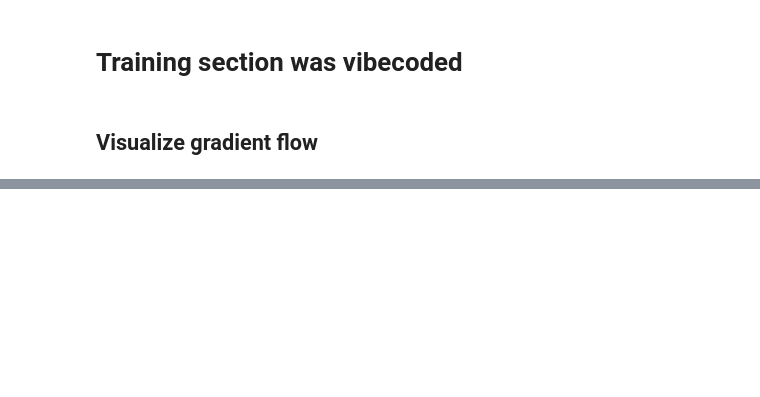
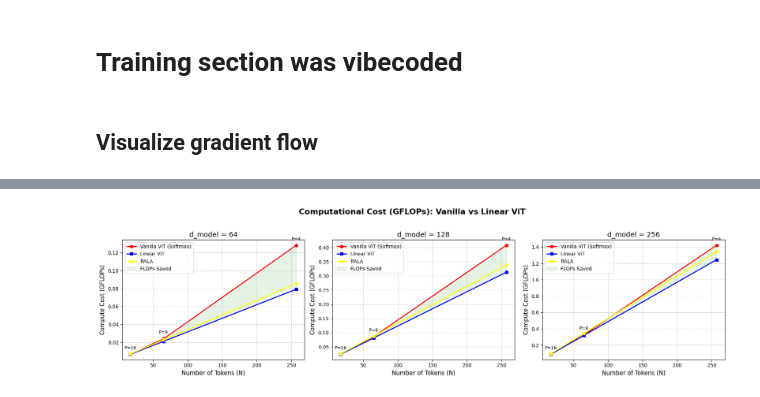
Before and after one commit to pnmq1103/wr227, a Jupyter notebook: ViT/ViT.ipynb, the cells around one changed output, grey strips where cells are left out. Saved outputs shown, nothing was run; the diff lists cells and outputs as text; code cells hidden in the pictures; blank space fills up the shorter version.

Commit message:
add linear attention, implement RALA and trained on CIFAR-100

```diff
--- a/ViT/ViT.ipynb
+++ b/ViT/ViT.ipynb
@@ -128,8 +237,9 @@ print(embedding)
 class FeedForward(nn.Module):
     def __init__(self, d_model: int, d_ff: int =  2048, drop_out:float = 0.1):
         super().__init__()
-        self.linear1  = nn.Linear(d_model, d_ff)
-        self.linear2 = nn.Linear(d_ff, d_model)
+
+        self.linear1  = nn.Linear(d_model, d_model*4)
+        self.linear2 = nn.Linear(d_model*4, d_model)
         self.drop_out = nn.Dropout(drop_out)
     def forward(self, x):
         return self.linear2(self.drop_out(torch.relu(self.linear1(x))))
@@ -147,7 +257,7 @@ embedding = ResidualConnect(128, 0.1)(embedding, lambda x : MultiheadAttention(1
 print(embedding)
 # %%
 class EncoderBlock(nn.Module):
-    def __init__(self, d_model:int, multihead_attention : MultiheadAttention, ffw : FeedForward, drop_out:float =0.1):
+    def __init__(self, d_model:int, multihead_attention, ffw : FeedForward, drop_out:float =0.1):
         super().__init__()
         self.d_model = d_model
         self.attention = multihead_attention
@@ -159,10 +269,11 @@ class EncoderBlock(nn.Module):
         x=  self.residualConection[1](x,self.ffw)
         return x
 class Encoder(nn.Module):
-    def __init__(self, layers:nn.ModuleList):
+    def __init__(self, layers:nn.ModuleList,d_model:int = 128):
             super().__init__()
             self.layers = layers
-            self.norm = LayerNormalization()
+
+            self.norm = LayerNormalization(d_model)
     def forward(self,x):
         for layer in self.layers:
              x = layer(x)
@@ -255,3 +381,84 @@ def plot_grad_flow(named_parameters):
+# %%
+import torch
+import matplotlib.pyplot as plt
+import numpy as np
+from torch.utils.flop_counter import FlopCounterMode
+from typing import Union, Tuple
+
+# Ensure get_flops is defined
+def get_flops(model, inp: Union[torch.Tensor, Tuple], with_backward=False):
+    istrain = model.training
+    model.eval()
+    inp = inp if isinstance(inp, torch.Tensor) else torch.randn(inp)
+    flop_counter = FlopCounterMode(mods=model, display=False, depth=None)
+    with flop_counter:
+        if with_backward:
+            model(inp).sum().backward()
+        else:
+            model(inp)
+    total_flops = flop_counter.get_total_flops()
+    if istrain:
+        model.train()
+    return total_flops
+
+# Define the hyperparameters to test
+patch_sizes = [16, 8, 4]
+d_models = [64, 128, 256]
+img_size = 64
+
+# Setup plots: 1 row, 3 columns (one for each d_model)
+fig, axes = plt.subplots(1, 3, figsize=(18, 5), sharey=False)
+fig.suptitle("Computational Cost (GFLOPs): Vanilla vs Linear ViT", fontsize=16, fontweight='bold')
+
+for idx, d_model in enumerate(d_models):
+    vanilla_gflops = []
+    linear_gflops = []
+    RALA_gflops = []
+    num_tokens_list = []
+
+    for p in patch_sizes:
+        # Calculate number of patches (N)
+        num_tokens = (img_size // p)**2 + 1 # +1 for CLS token
+        num_tokens_list.append(num_tokens)
+
+        # 1. Instantiate and measure Vanilla ViT (attention_kind=1)
+        model_vanilla = ViT(d_model=d_model, patch_size=p, attention_kind=1)
+        flops_vanilla = get_flops(model_vanilla, (1, 3, img_size, img_size))
+        vanilla_gflops.append(flops_vanilla / 1e9) # Convert to GFLOPs
+
+        # 2. Instantiate and measure Linear ViT (attention_kind=0)
+        model_linear = ViT(d_model=d_model, patch_size=p, attention_kind=0)
+        flops_linear = get_flops(model_linear, (1, 3, img_size, img_size))
+        linear_gflops.append(flops_linear / 1e9) # Convert to GFLOPs
+        #
+        model_RALA = ViT(d_model=d_model, patch_size=p, attention_kind=2)
+        flops_RALA = get_flops(model_RALA, (1, 3, img_size, img_size))
+        RALA_gflops.append(flops_RALA / 1e9) # Convert to GFLOPs
+    # Plotting for this specific d_model
+    ax = axes[idx]
+
+    # We plot against Number of Tokens (N) to show the quadratic vs linear curve clearly
+    ax.plot(num_tokens_list, vanilla_gflops, marker='o', color='red', linewidth=2, label='Vanilla ViT (Softmax)')
+    ax.plot(num_tokens_list, linear_gflops, marker='s', color='blue', linewidth=2, label='Linear ViT')
+    ax.plot(num_tokens_list, RALA_gflops,marker='o', color='yellow', linewidth=2, label='RALA')
+    # Fill the area between the curves to highlight the FLOP savings
+    ax.fill_between(num_tokens_list, linear_gflops, vanilla_gflops, color='green', alpha=0.1, label='FLOPs Saved')
+
+    ax.set_title(f"d_model = {d_model}", fontsize=14)
+    ax.set_xlabel("Number of Tokens (N)", fontsize=12)
+    ax.set_ylabel("Compute Cost (GFLOPs)", fontsize=12)
+    ax.grid(True, linestyle='--', alpha=0.7)
+    ax.legend(loc="upper left")
+
+    # Annotate the patch sizes on the x-axis for context
+    for i, txt in enumerate(patch_sizes):
+        ax.annotate(f"P={txt}", (num_tokens_list[i], vanilla_gflops[i]),
+                    textcoords="offset points", xytext=(0,10), ha='center', fontsize=9)
+
+plt.tight_layout(rect=[0, 0, 1, 0.95]) # Adjust layout so suptitle fits
+plt.show()
+# %% [output]
+[figure, added]
 # %%
 import torch
 import torch.nn as nn
```
Also changed, not shown: parts of 19 cells of this notebook, 3 other files.
